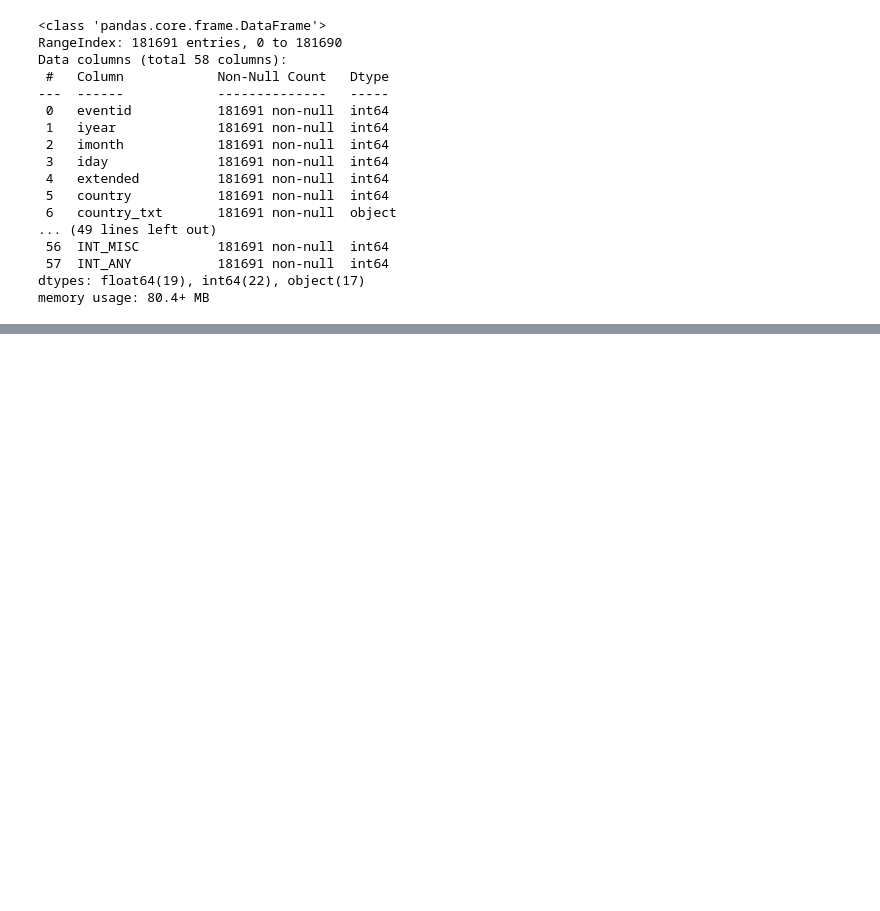
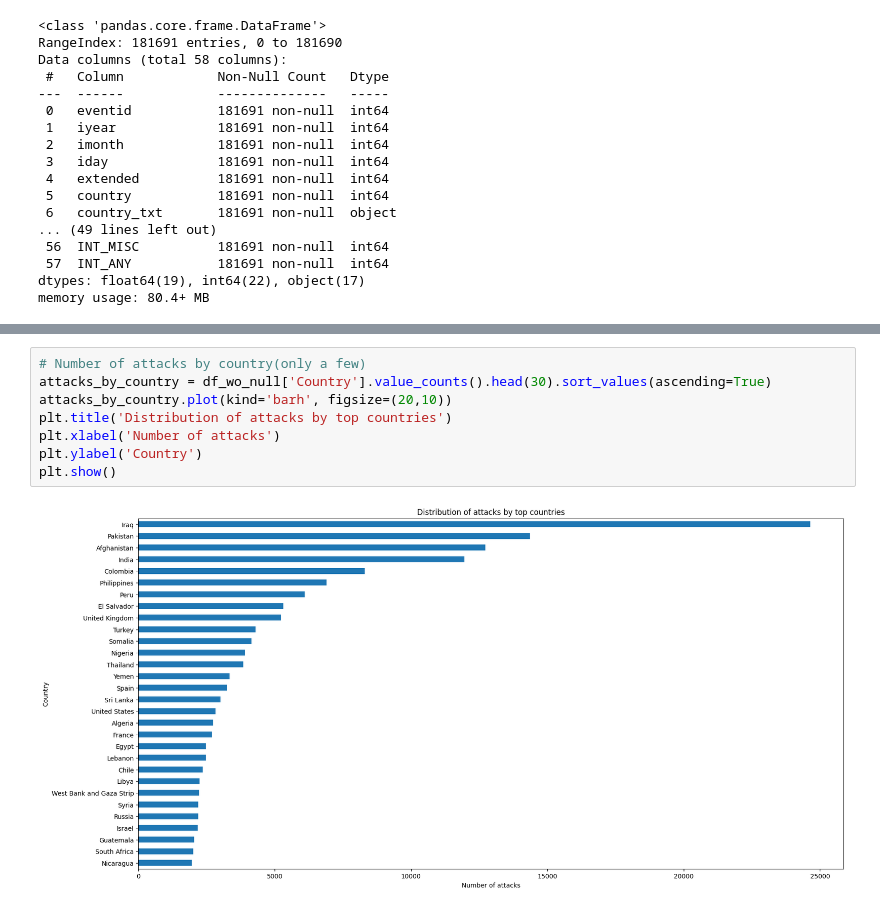
Before and after one commit to hitcaff/GLOBAL-TERRORISM-ANALYSIS, a Jupyter notebook: Hitesh_Srivastava__Global_Terrorism_Analysis_Capstone_Project.ipynb, the cells around one changed output, grey strips where cells are left out. Drawn from its saved outputs; the diff is of its cells as text; blank space fills up the shorter version.

```diff
--- a/Hitesh_Srivastava__Global_Terrorism_Analysis_Capstone_Project.ipynb
+++ b/Hitesh_Srivastava__Global_Terrorism_Analysis_Capstone_Project.ipynb
@@ -91,0 +421,10 @@ Warning: Total number of columns (58) exceeds max_columns (20) limiting to first
+# %%
+# Number of attacks by country(only a few)
+attacks_by_country = df_wo_null['Country'].value_counts().head(30).sort_values(ascending=True)
+attacks_by_country.plot(kind='barh', figsize=(20,10))
+plt.title('Distribution of attacks by top countries')
+plt.xlabel('Number of attacks')
+plt.ylabel('Country')
+plt.show()
+# %% [output]
+[figure, added]
```
Also changed, not shown: parts of 64 cells of this notebook.
